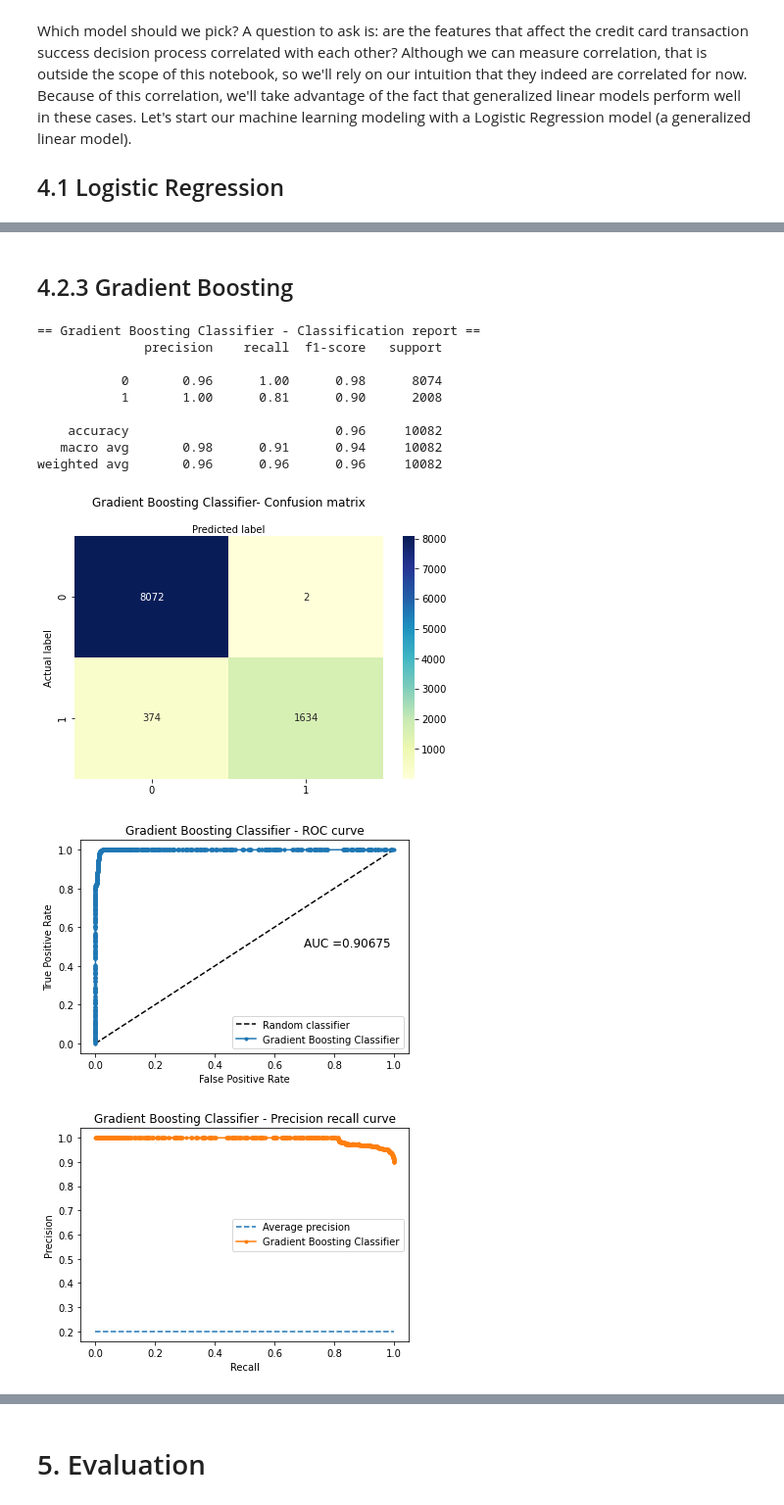
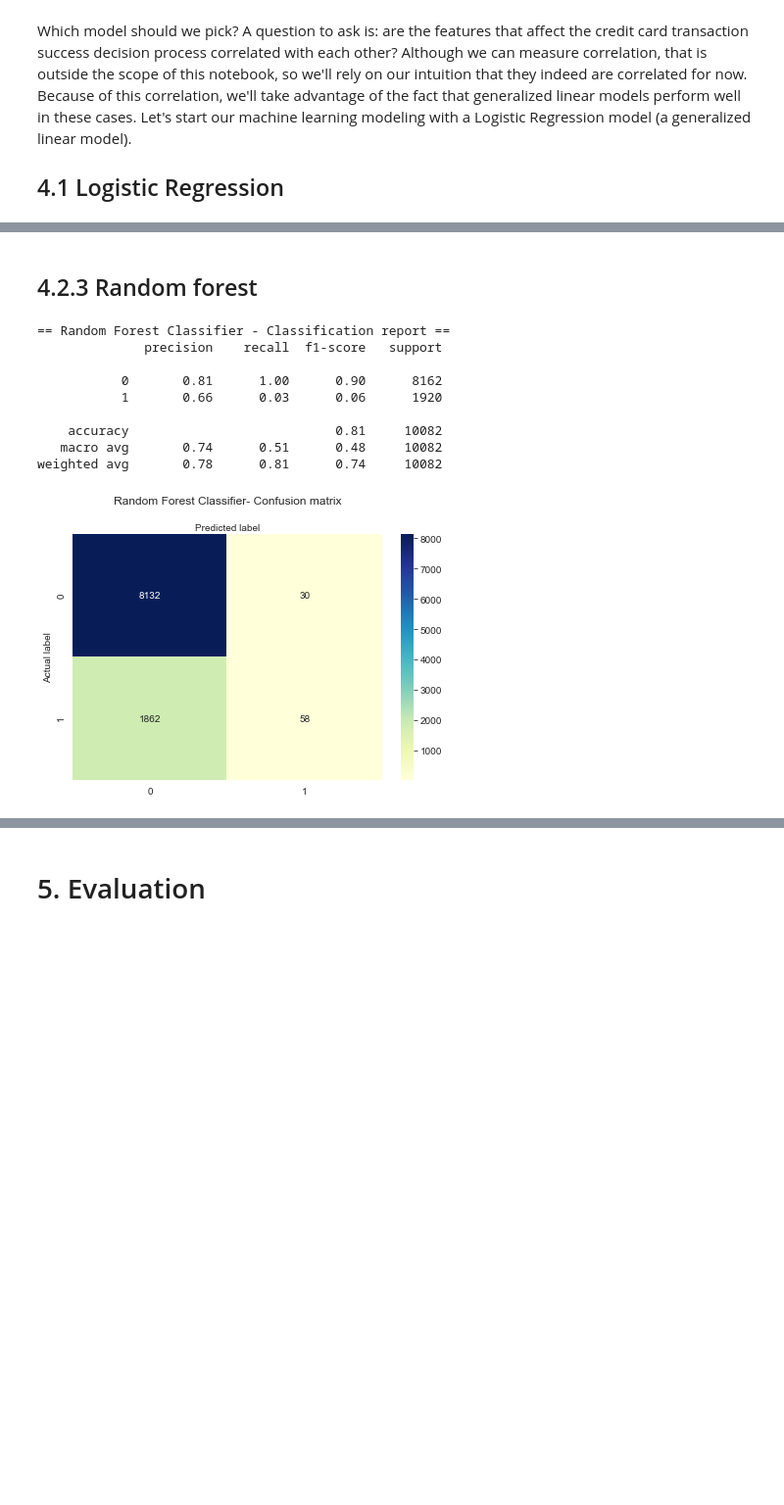
Before and after one commit to igorlevecarov/DataScience, a Jupyter notebook: Credit Card Routing for Online Purchase via Predictive Modelling/notebook.ipynb, the cells around one changed output, grey strips where cells are left out. Shown at 98% size. Cells and saved outputs as stored; diff of their text form; code cells hidden in the pictures; blank space fills up the shorter version.

```diff
--- a/Credit Card Routing for Online Purchase via Predictive Modelling/notebook.ipynb
+++ b/Credit Card Routing for Online Purchase via Predictive Modelling/notebook.ipynb
@@ -131,6 +130,10 @@ We will start analyzing the categorical feature moreover we want the see if ther
 # %%
 import seaborn as sns
 import matplotlib.pyplot as plt
+
+Palette = ["#ff6961", "#a9d39e",'#fff44f','#74bbfb'] #define your preference
+sns.set_style("whitegrid")
+sns.set_palette(Palette) #use the list defined in the function
 
 transactions_by_PSP = transactions.groupby('country')['country'].agg(['count']).sort_values(by='count',ascending=False).reset_index()
 
@@ -142,7 +145,6 @@ success_rate_by_PSP = success_rate_by_PSP.sort_values(by='percent',ascending=Fal
 
 fig, ax = plt.subplots(figsize=(6, 6))
 ax.pie(transactions_by_PSP['count'],labels=transactions_by_PSP['country'], autopct='%.2f%%')
-ax.set_title('Transactions by country')
 plt.tight_layout()
 
 summary = pd.merge(transactions_by_PSP, success_rate_by_PSP, on="country", how="inner")
@@ -390,15 +391,6 @@ The most sucess transaction have fee: 3.0
 # %%
 transactions['weekday'] = transactions['tmsp'].dt.weekday
 transactions['hour'] = transactions['tmsp'].dt.hour
-
-def CalculateTransactionFee(row):
-    fees = service_fees[service_fees.name==row['PSP']]
-    if(row['success']==1):
-        return float(fees['fee_success'])
-    else:
-        return float(fees['fee_failed'])
-
-transactions['transaction_fee'] = transactions.apply(lambda x: CalculateTransactionFee(x),axis=1)
 # %%
 display(service_fees)
 display(transactions.head())
@@ -561,6 +555,7 @@ def model_run(model, clf, X=X_test, y=y_test):
     plt.xlabel('Predicted label')
     plt.show()
 
+    """
     # Plot ROC curve
     # Compute predicted probabilities: y_pred_prob
     y_pred_prob = clf.predict_proba(X)[:,1]
@@ -591,12 +586,12 @@ def model_run(model, clf, X=X_test, y=y_test):
     plt.legend()
     # show the plot
     plt.show()
+    """
 
     return {'Model':model, \
             'Accuracy': round(accuracy,5) , \
             'Precision':round(precision,5) , \
-            'Recall':round(recall,5), \
-            'AUC':round(auc,5)}
+            'Recall':round(recall,5)}
 # %% [markdown]
 <h1>4. Modeling</h1>
 
@@ -692,27 +687,25 @@ weighted avg       0.96      0.96      0.96     10082
 # %% [markdown]
-<h2>4.2.3 Gradient Boosting</h2>
+<h2>4.2.3 Random forest</h2>
 # %%
-# Instantiate a GradientBoostingClassifier
-gbc = GradientBoostingClassifier(n_estimators=20, learning_rate=0.5, max_features=2, max_depth=2, random_state=0)
+# Instantiate a RandomForestClassifier
+rfc = RandomForestClassifier(n_estimators=135, max_depth=6,criterion='gini', random_state=42,max_features='auto')
 
-# Fit GradientBoostingClassifier to the train set
-gbc.fit(rescaledX_train,y_train)
+# Fit RandomForestClassifier to the train set
+rfc.fit(rescaledX_train,y_train)
 
 #Display model performance
-final_model.append(model_run('Gradient Boosting Classifier', gbc, X=rescaledX_test, y=y_test))
+final_model.append(model_run('Random Forest Classifier', rfc, X=rescaledX_test, y=y_test))
 # %% [output]
-== Gradient Boosting Classifier - Classification report ==
+== Random Forest Classifier - Classification report ==
               precision    recall  f1-score   support
 
-           0       0.96      1.00      0.98      8074
-           1       1.00      0.81      0.90      2008
+           0       0.81      1.00      0.90      8162
+           1       0.66      0.03      0.06      1920
 
-    accuracy                           0.96     10082
-   macro avg       0.98      0.91      0.94     10082
-weighted avg       0.96      0.96      0.96     10082
+    accuracy                           0.81     10082
+   macro avg       0.74      0.51      0.48     10082
+weighted avg       0.78      0.81      0.74     10082
-[figure, old version]
+[figure, new version]
-[figure, removed]
-[figure, removed]
 # %%
 # Print model label
 final_model_df = pd.DataFrame(final_model)
```
Also changed, not shown: parts of 21 cells of this notebook, 8 other files.
